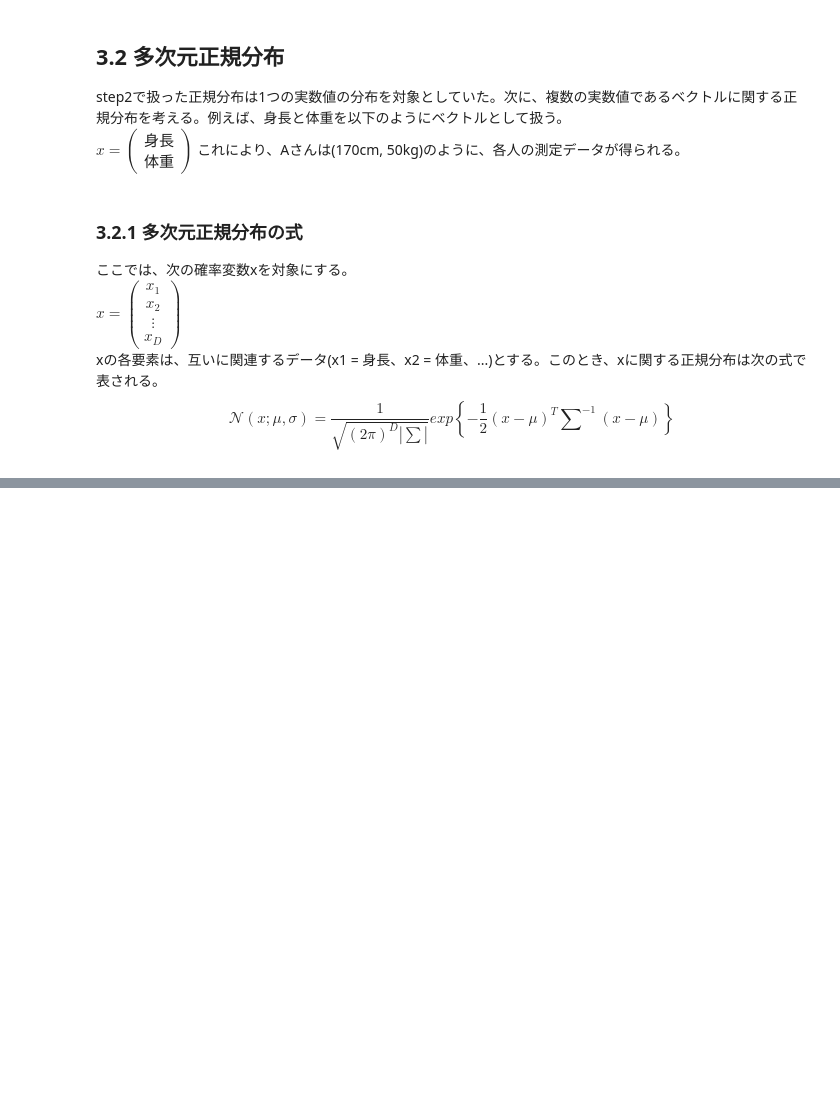
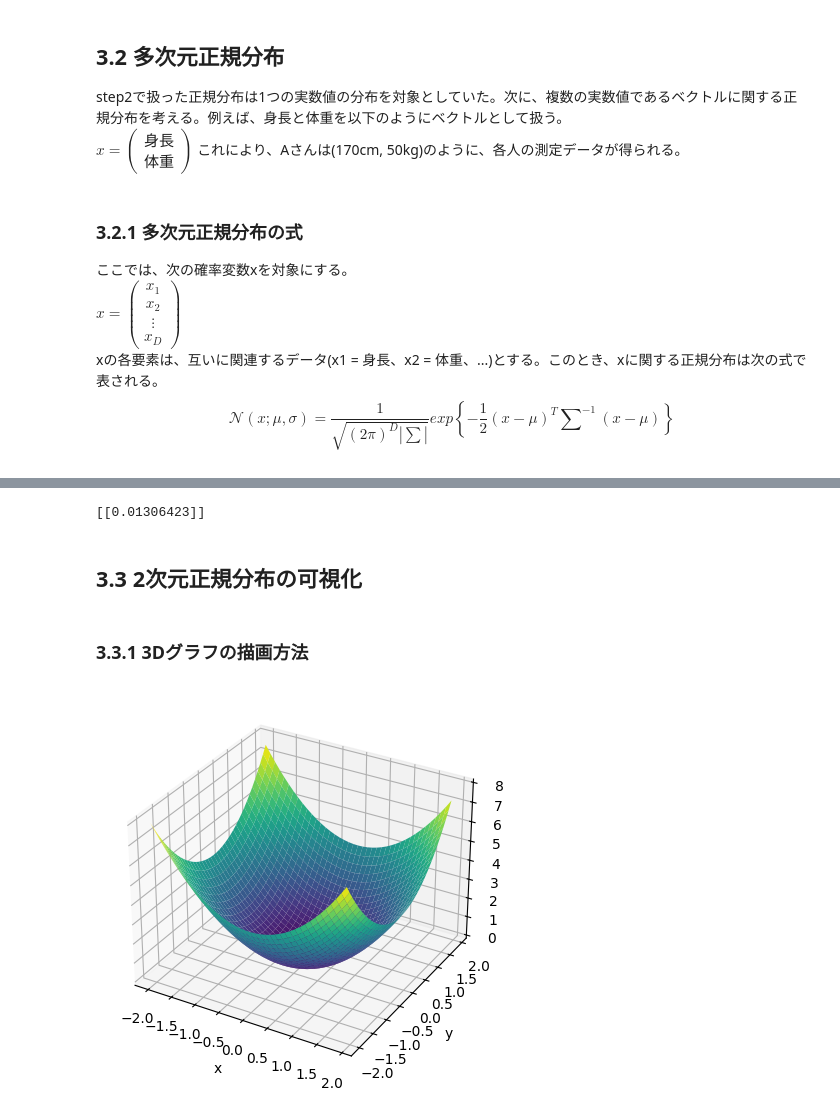
Before and after one commit to Spica08/deep-learning-from-scratch-5, a Jupyter notebook: step3.ipynb, the cells around one changed output, grey strips where cells are left out. Cells and saved outputs as stored; diff of their text form; code cells hidden in the pictures; blank space fills up the shorter version.

```diff
--- a/step3.ipynb
+++ b/step3.ipynb
@@ -42,0 +106,27 @@ xの各要素は、互いに関連するデータ(x1 = 身長、x2 = 体重、..
+# %%
+x = np.array([[0], [0]])
+mu = np.array([[1], [2]])
+cov = np.array([[1, 0], [0, 1]])
+
+y = multivariate_normal(x, mu, cov)
+print(y)
+# %% [output]
+[[0.01306423]]
+# %% [markdown]
+## 3.3 2次元正規分布の可視化
+# %% [markdown]
+### 3.3.1 3Dグラフの描画方法
+# %%
+xs = np.arange(-2, 2, 0.1)
+ys = np.arange(-2, 2, 0.1)
+X, Y = np.meshgrid(xs, ys)
+z = X ** 2 + Y ** 2
+
+fig, ax = plt.subplots(figsize = (5, 5), subplot_kw = {"projection" : '3d'})
+ax.plot_surface(X, Y, z, cmap = "viridis")
+ax.set_xlabel("x")
+ax.set_ylabel("y")
+ax.set_zlabel("z")
+fig.show()
+# %% [output]
+[figure, added]
```
Also changed, not shown: parts of 16 cells of this notebook.
